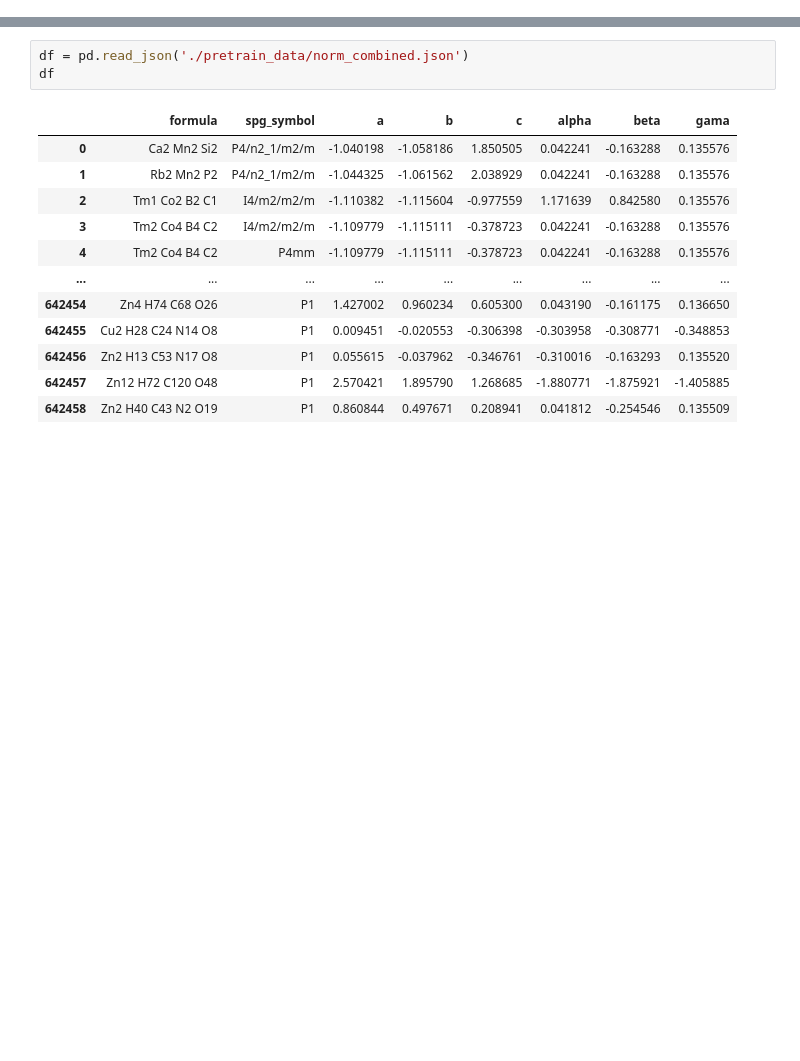
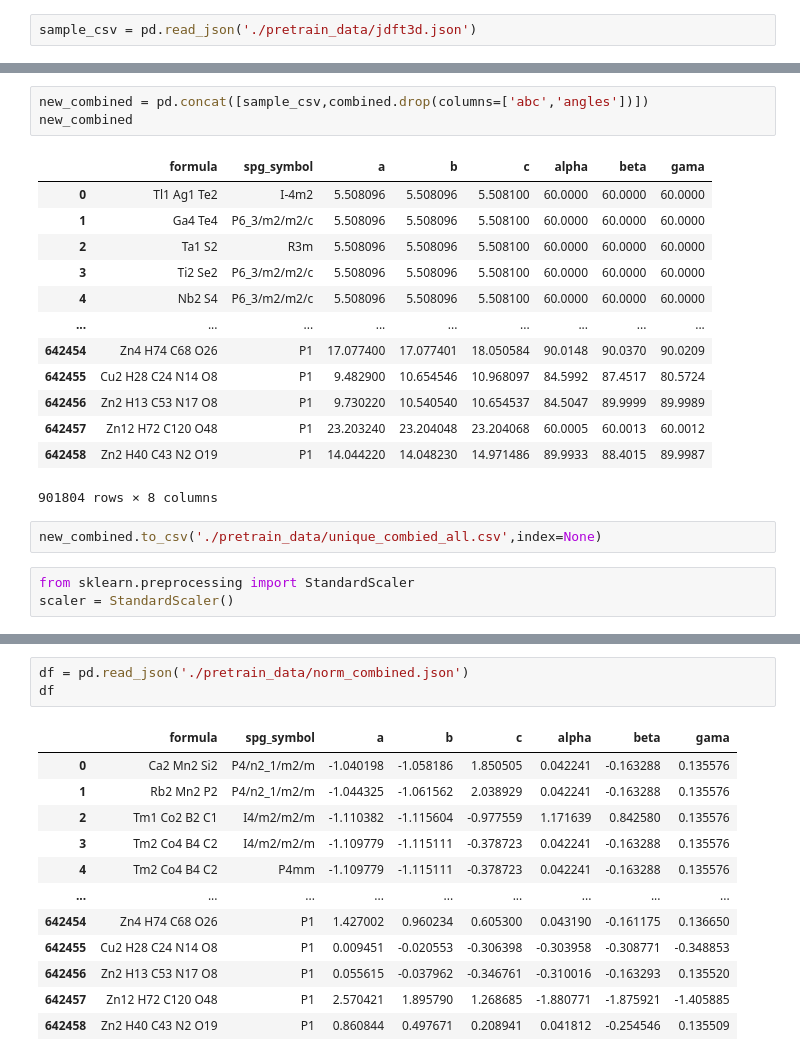
Before and after one commit to hongshuh/MatInFormer, a Jupyter notebook: test.ipynb, the cells around one changed output, grey strips where cells are left out. Drawn from its saved outputs; the diff is of its cells as text; blank space fills up the shorter version.

```diff
--- a/test.ipynb
+++ b/test.ipynb
@@ -3,0 +202,2 @@ from sgt.utils_wren import get_aflow_label_from_spg_analyzer,get_aflow_label_fro
+# %%
+sample_csv = pd.read_json('./pretrain_data/jdft3d.json')
@@ -3,0 +221,22 @@ from sgt.utils_wren import get_aflow_label_from_spg_analyzer,get_aflow_label_fro
+# %%
+new_combined = pd.concat([sample_csv,combined.drop(columns=['abc','angles'])])
+new_combined
+# %% [output]
+|  | formula | spg_symbol | a | b | c | alpha | beta | gama |
+| 0 | Tl1 Ag1 Te2 | I-4m2 | 5.508096 | 5.508096 | 5.508100 | 60.0000 | 60.0000 | 60.0000 |
+| 1 | Ga4 Te4 | P6_3/m2/m2/c | 5.508096 | 5.508096 | 5.508100 | 60.0000 | 60.0000 | 60.0000 |
+| 2 | Ta1 S2 | R3m | 5.508096 | 5.508096 | 5.508100 | 60.0000 | 60.0000 | 60.0000 |
+| 3 | Ti2 Se2 | P6_3/m2/m2/c | 5.508096 | 5.508096 | 5.508100 | 60.0000 | 60.0000 | 60.0000 |
+| 4 | Nb2 S4 | P6_3/m2/m2/c | 5.508096 | 5.508096 | 5.508100 | 60.0000 | 60.0000 | 60.0000 |
+| ... | ... | ... | ... | ... | ... | ... | ... | ... |
+| 642454 | Zn4 H74 C68 O26 | P1 | 17.077400 | 17.077401 | 18.050584 | 90.0148 | 90.0370 | 90.0209 |
+| 642455 | Cu2 H28 C24 N14 O8 | P1 | 9.482900 | 10.654546 | 10.968097 | 84.5992 | 87.4517 | 80.5724 |
+| 642456 | Zn2 H13 C53 N17 O8 | P1 | 9.730220 | 10.540540 | 10.654537 | 84.5047 | 89.9999 | 89.9989 |
+| 642457 | Zn12 H72 C120 O48 | P1 | 23.203240 | 23.204048 | 23.204068 | 60.0005 | 60.0013 | 60.0012 |
+| 642458 | Zn2 H40 C43 N2 O19 | P1 | 14.044220 | 14.048230 | 14.971486 | 89.9933 | 88.4015 | 89.9987 |
+901804 rows × 8 columns
+# %%
+new_combined.to_csv('./pretrain_data/unique_combied_all.csv',index=None)
+# %%
+from sklearn.preprocessing import StandardScaler
+scaler = StandardScaler()
```
Also changed, not shown: parts of 24 cells of this notebook, 10 other files.
